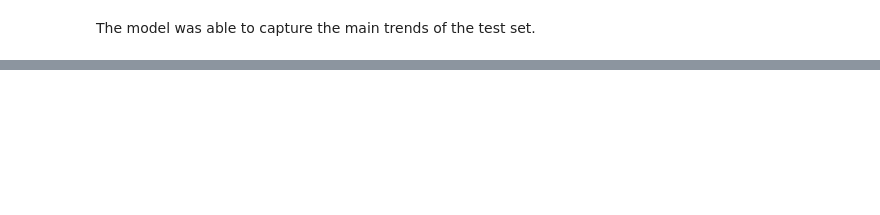
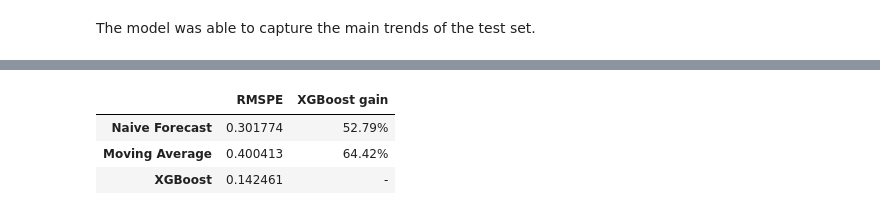
Before and after one commit to ezequielpf/rossmann_sales_prediction, a Jupyter notebook: notebooks/2_MODEL_store_sales_predict.ipynb, the cells around one changed output, grey strips where cells are left out. Drawn from its saved outputs; the diff is of its cells as text; code cells hidden in the pictures; blank space fills up the shorter version.

```diff
--- a/notebooks/2_MODEL_store_sales_predict.ipynb
+++ b/notebooks/2_MODEL_store_sales_predict.ipynb
@@ -243,0 +313,15 @@ The model was able to capture the main trends of the test set.
+# %%
+rmspe_naive = root_mean_square_percentage_error(y_true=df_comparison["Sales"], y_pred=df_comparison["y_pred_naive"])
+rmspe_mv_avg = root_mean_square_percentage_error(y_true=df_comparison["Sales"], y_pred=df_comparison["y_pred_mv_avg"])
+rmspe_xgb = root_mean_square_percentage_error(y_true=df_comparison["Sales"], y_pred=df_comparison["y_pred_ml_model"])
+
+pd.DataFrame({"RMSPE": [rmspe_naive, rmspe_mv_avg, rmspe_xgb],
+              "XGBoost gain": [f"{((rmspe_naive-rmspe_xgb)/rmspe_naive)*100:.2f}%",
+                               f"{((rmspe_mv_avg-rmspe_xgb)/rmspe_mv_avg)*100:.2f}%",
+                               "-"]},
+            index=["Naive Forecast", "Moving Average", "XGBoost"])
+# %% [output]
+|  | RMSPE | XGBoost gain |
+| Naive Forecast | 0.301774 | 52.79% |
+| Moving Average | 0.400413 | 64.42% |
+| XGBoost | 0.142461 | - |
```
Also changed, not shown: parts of 28 cells of this notebook, 1 other file.
